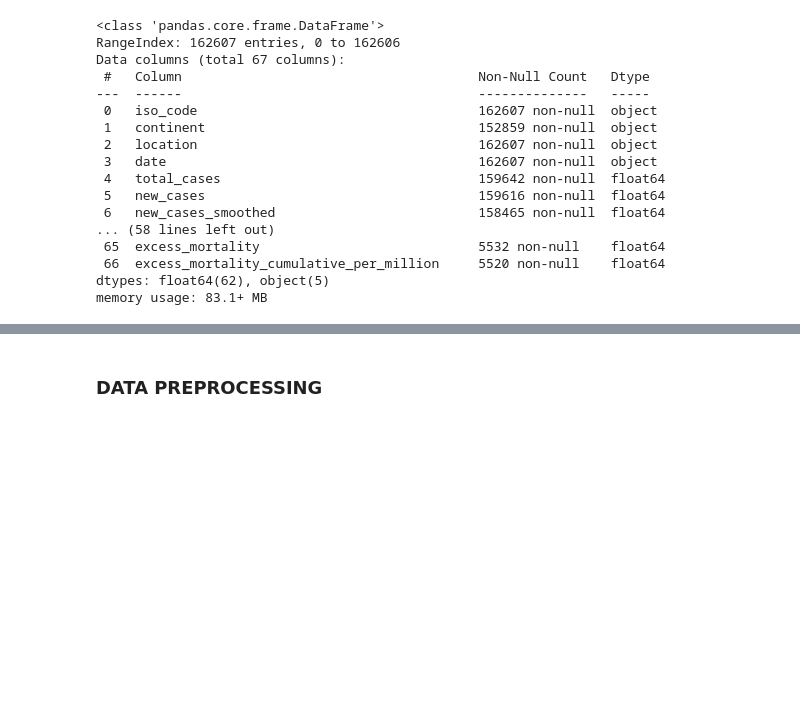
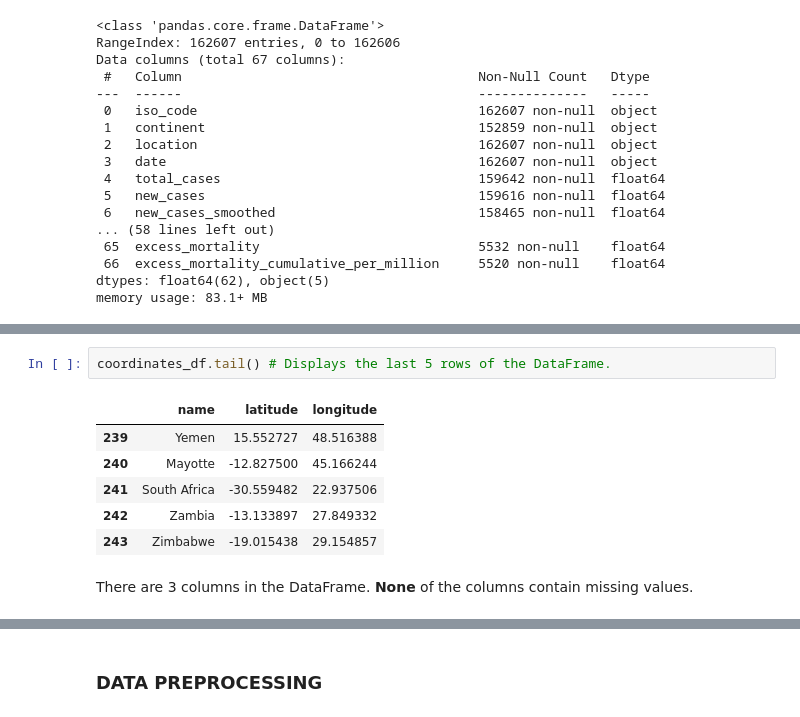
Before and after one commit to davidehosein/COVID-19-Analysis, a Jupyter notebook: covid_19_analysis.ipynb, the cells around one changed output, grey strips where cells are left out. Saved outputs shown, nothing was run; the diff lists cells and outputs as text; blank space fills up the shorter version.

```diff
--- a/covid_19_analysis.ipynb
+++ b/covid_19_analysis.ipynb
@@ -191,0 +204,11 @@ df.describe(include='all') # Displays statistical information about the columns
+# %%
+coordinates_df.tail() # Displays the last 5 rows of the DataFrame.
+# %% [output]
+|  | name | latitude | longitude |
+| 239 | Yemen | 15.552727 | 48.516388 |
+| 240 | Mayotte | -12.827500 | 45.166244 |
+| 241 | South Africa | -30.559482 | 22.937506 |
+| 242 | Zambia | -13.133897 | 27.849332 |
+| 243 | Zimbabwe | -19.015438 | 29.154857 |
+# %% [markdown]
+There are 3 columns in the DataFrame. **None** of the columns contain missing values.
```
Also changed, not shown: parts of 33 cells of this notebook, 1 other file.
